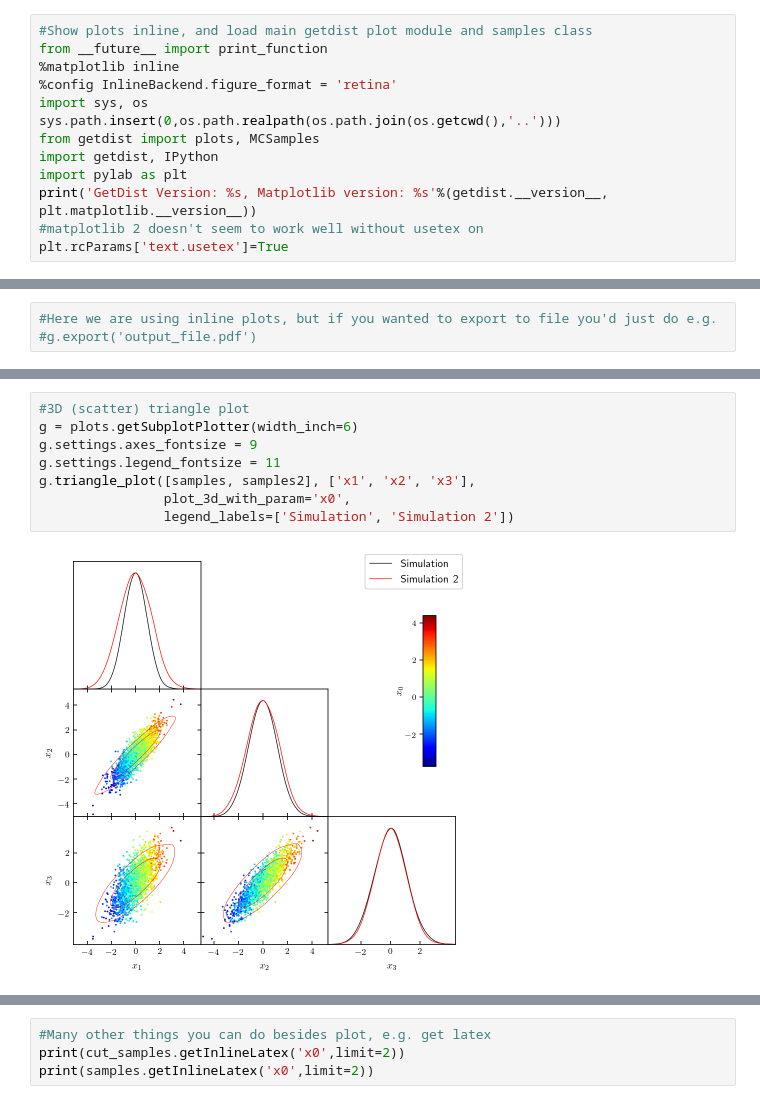
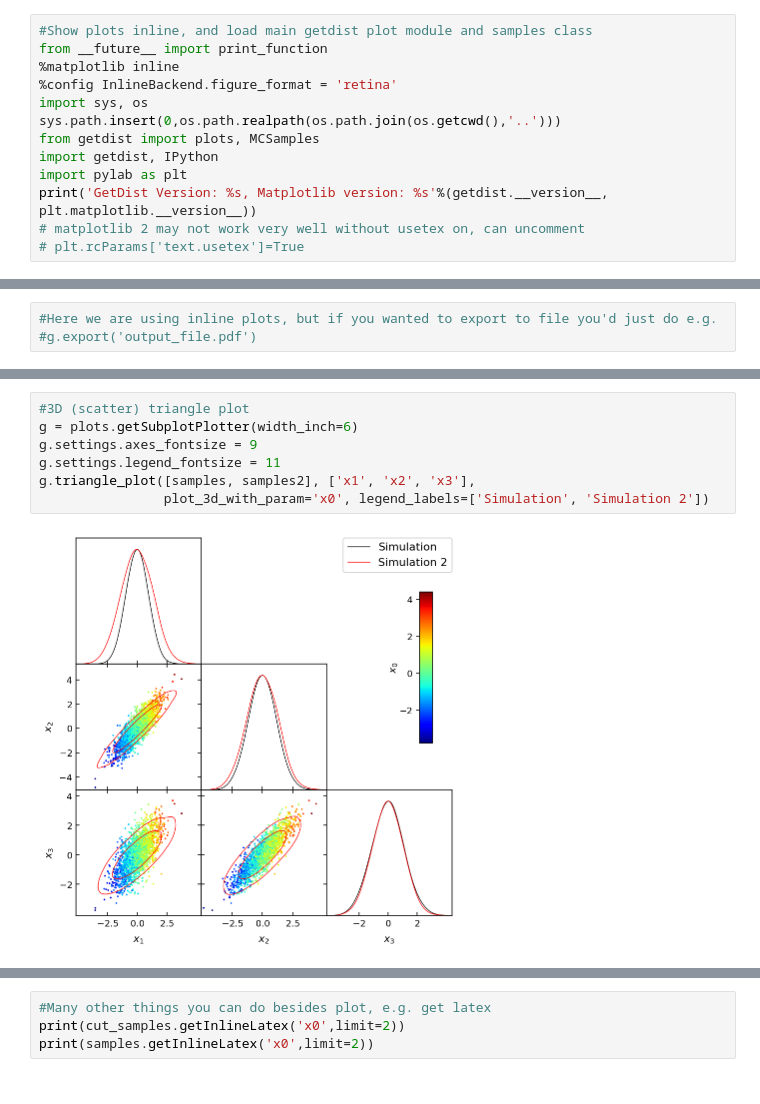
Before and after one commit to xgarrido/getdist, a Jupyter notebook: docs/plot_gallery.ipynb, the cells around one changed output, grey strips where cells are left out. Cells and saved outputs as stored; diff of their text form.

```diff
--- a/docs/plot_gallery.ipynb
+++ b/docs/plot_gallery.ipynb
@@ -14,8 +14,8 @@ from getdist import plots, MCSamples
 import getdist, IPython
 import pylab as plt
 print('GetDist Version: %s, Matplotlib version: %s'%(getdist.__version__, plt.matplotlib.__version__))
-#matplotlib 2 doesn't seem to work well without usetex on
-plt.rcParams['text.usetex']=True
+# matplotlib 2 may not work very well without usetex on, can uncomment
+# plt.rcParams['text.usetex']=True
 # %% [output]
 GetDist Version: 1.0.0, Matplotlib version: 3.1.0
 # %%
@@ -148,13 +168,12 @@ g.triangle_plot([samples, samples2], ['x0', 'x1', 'x2'],
 # %%
 #3D (scatter) triangle plot
 g = plots.getSubplotPlotter(width_inch=6)
 g.settings.axes_fontsize = 9
 g.settings.legend_fontsize = 11
 g.triangle_plot([samples, samples2], ['x1', 'x2', 'x3'],
-                plot_3d_with_param='x0',
-                legend_labels=['Simulation', 'Simulation 2'])
+                plot_3d_with_param='x0', legend_labels=['Simulation', 'Simulation 2'])
 # %% [output]
-[figure, old version]
+[figure, new version]
 # %%
 #You can reference g.subplots for manual tweaking,
 #e.g. let's add a vertical axis line in the first column
```
Also changed, not shown: parts of 29 cells of this notebook, 3 other files.
